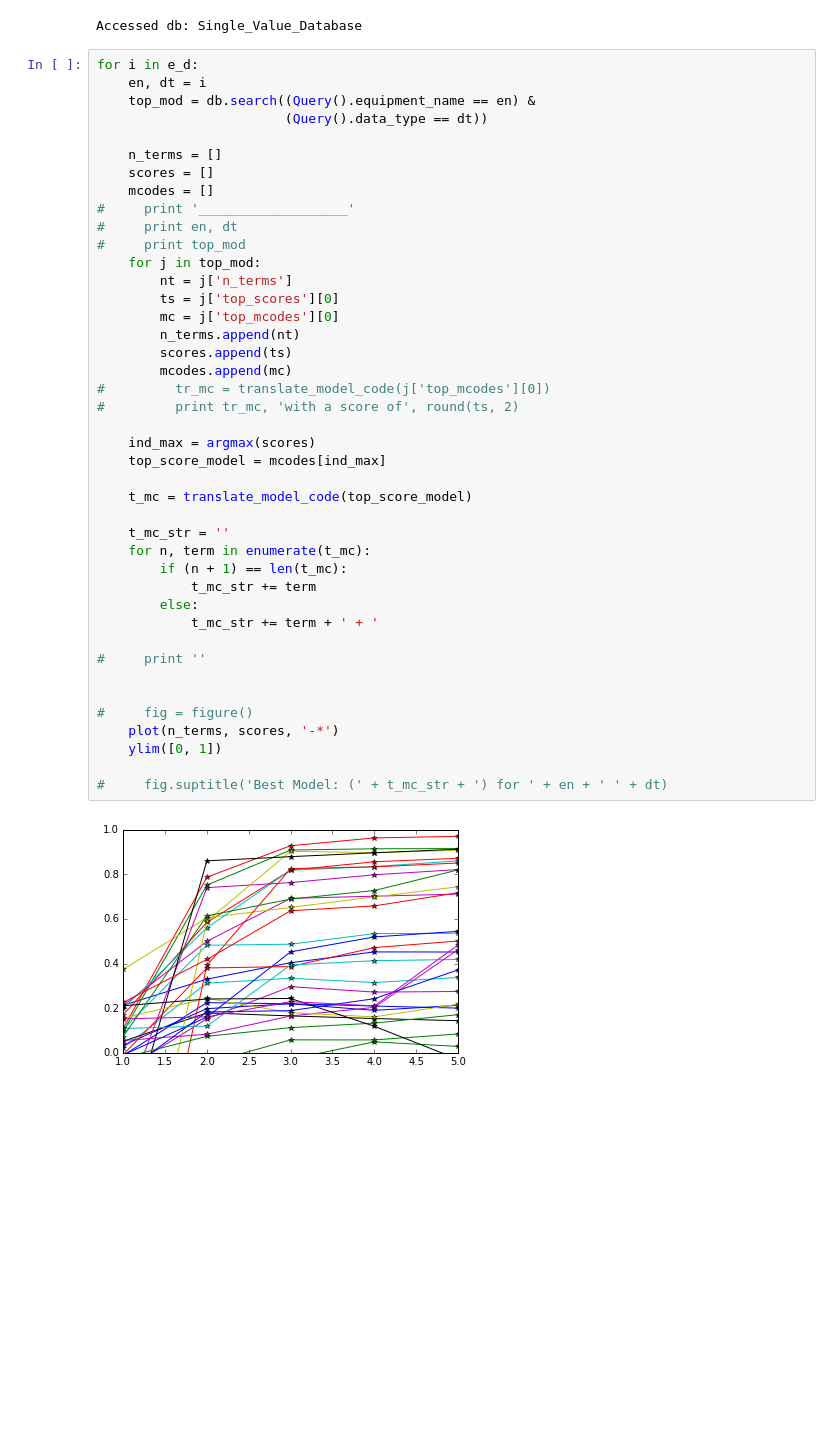
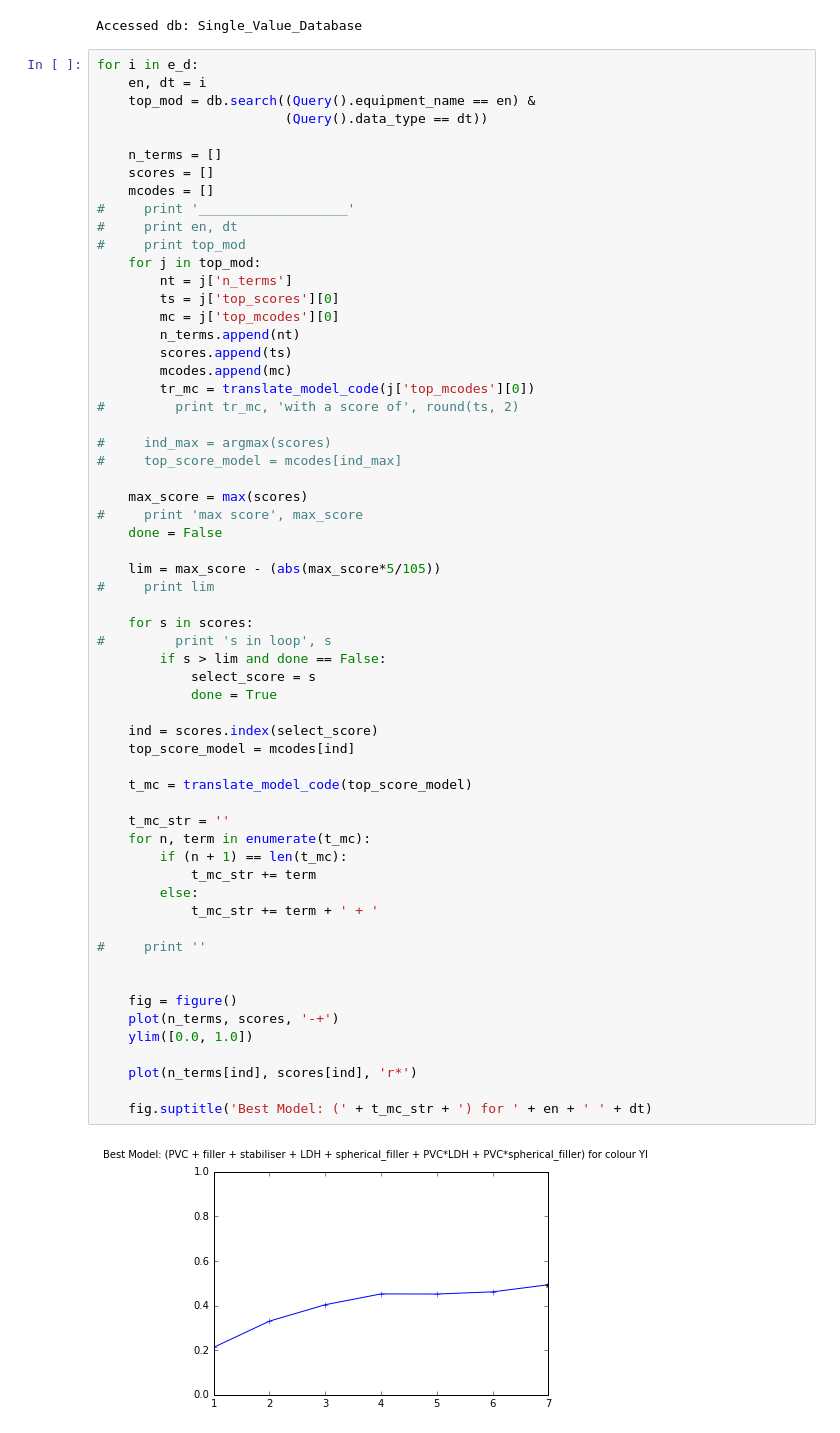
Before and after one commit to reinhardfechter/FlexPVCModel, a Jupyter notebook: Plot_top_model_scores.ipynb, the cells around one changed output. Drawn from its saved outputs; the diff is of its cells as text; blank space fills up the shorter version.

Commit message:
Full pipeline done up until getting top models

```diff
--- a/Plot_top_model_scores.ipynb
+++ b/Plot_top_model_scores.ipynb
@@ -23,38 +23,56 @@ for i in e_d:
     n_terms = []
     scores = []
     mcodes = []
 #     print '___________________'
 #     print en, dt
 #     print top_mod
     for j in top_mod:
         nt = j['n_terms']
         ts = j['top_scores'][0]
         mc = j['top_mcodes'][0]
         n_terms.append(nt)
         scores.append(ts)
         mcodes.append(mc)
-#         tr_mc = translate_model_code(j['top_mcodes'][0])
+        tr_mc = translate_model_code(j['top_mcodes'][0])
 #         print tr_mc, 'with a score of', round(ts, 2)
 
-    ind_max = argmax(scores)
-    top_score_model = mcodes[ind_max]
+#     ind_max = argmax(scores)
+#     top_score_model = mcodes[ind_max]
+
+    max_score = max(scores)
+#     print 'max score', max_score
+    done = False
+
+    lim = max_score - (abs(max_score*5/105))
+#     print lim
+
+    for s in scores:
+#         print 's in loop', s
+        if s > lim and done == False:
+            select_score = s
+            done = True
+
+    ind = scores.index(select_score)
+    top_score_model = mcodes[ind]
 
     t_mc = translate_model_code(top_score_model)
 
     t_mc_str = ''
     for n, term in enumerate(t_mc):
         if (n + 1) == len(t_mc):
             t_mc_str += term
         else:
             t_mc_str += term + ' + '
 
 #     print ''
 
 
-#     fig = figure()
-    plot(n_terms, scores, '-*')
-    ylim([0, 1])
+    fig = figure()
+    plot(n_terms, scores, '-+')
+    ylim([0.0, 1.0])
 
-#     fig.suptitle('Best Model: (' + t_mc_str + ') for ' + en + ' ' + dt)
+    plot(n_terms[ind], scores[ind], 'r*')
+
+    fig.suptitle('Best Model: (' + t_mc_str + ') for ' + en + ' ' + dt)
 # %% [output]
-[figure, old version]
+[figure, new version]
```
Also changed, not shown: parts of 1 cell of this notebook, 5 other files.
